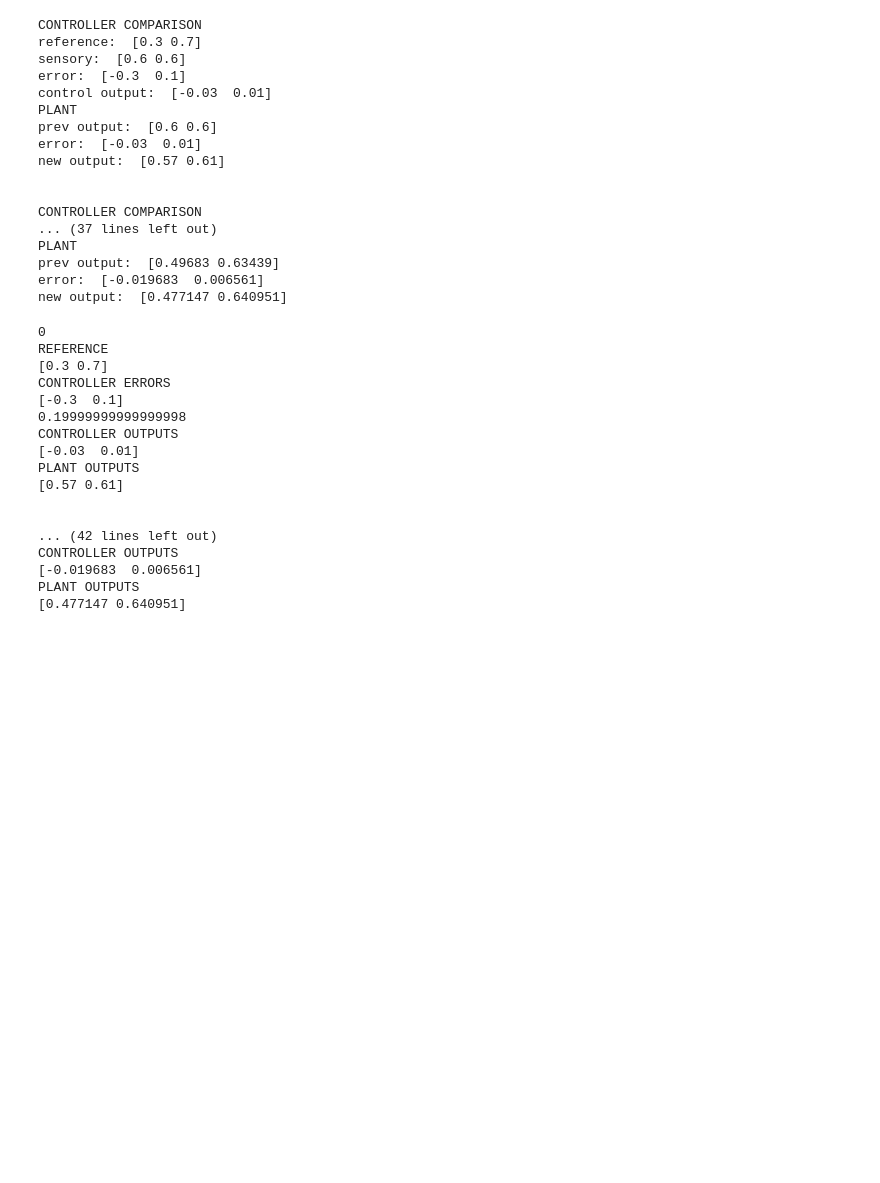
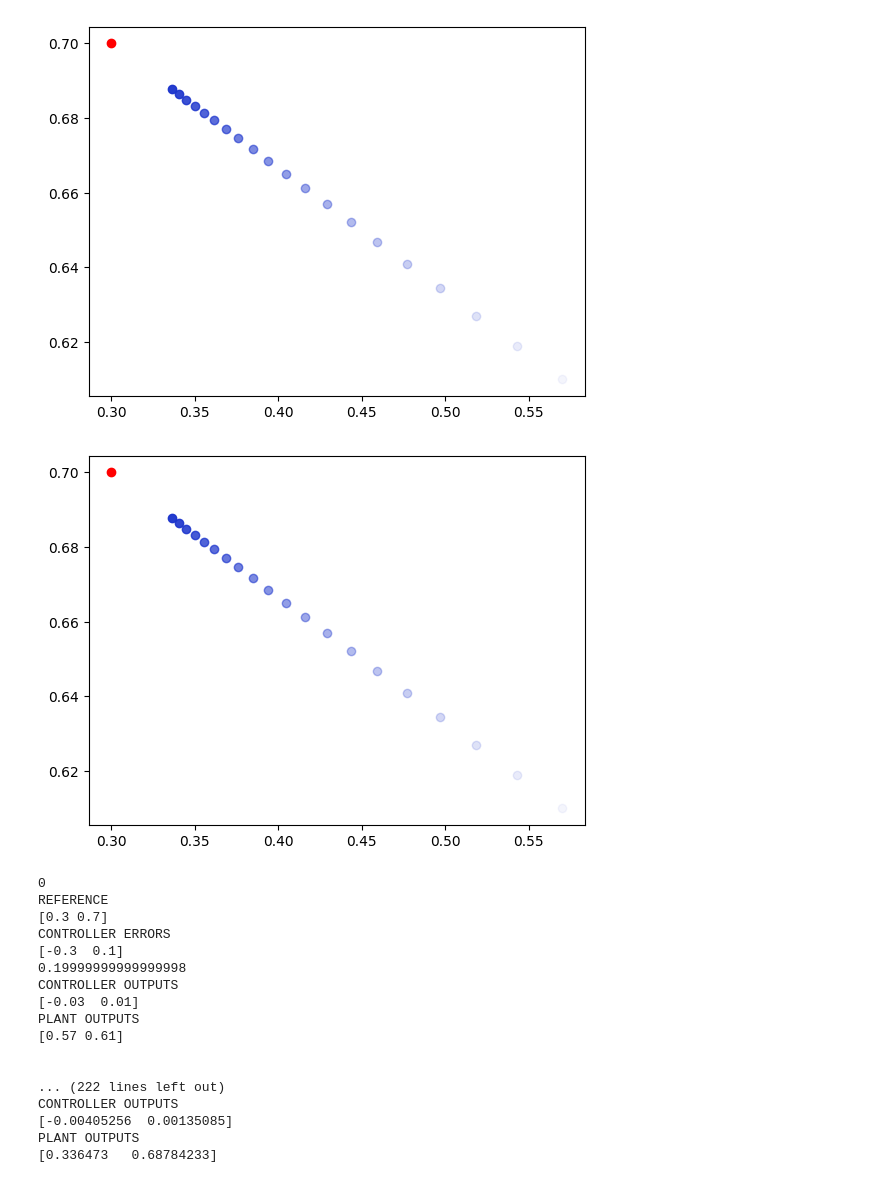
Before and after one commit to jprod/Control, a Jupyter notebook: 2-D_single_agent.ipynb, the cells around one changed output. Drawn from its saved outputs; the diff is of its cells as text; code cells hidden in the pictures; blank space fills up the shorter version.

```diff
--- a/2-D_single_agent.ipynb
+++ b/2-D_single_agent.ipynb
@@ -92,53 +92,38 @@ agent1 = Control_node(sensor=sense, comparator=compare, control_update=control_u
 plant = Control_node(sensor=sense, comparator=plant_compare, control_update=control_update,  controller = plant_control, internal_model=imc, internal_model_update=imc_update, behavioral_model=B2, system_estimate=A2, reference=R2, init_behavior=behav_1)
 # %%
 %matplotlib inline
-trials = 5
+trials = 20
 #time = [n for n in range(trials)]
 color = (0.1,0.2,0.8,0.1)
 behavior1 = np.array([0,0])
 controller_error = []
 agent1_behaviors = []
 plant_outputs = []
 
 state = np.array([0.6,0.6])
 agent1_error = []
 
 pl.scatter(R1[0],R1[1], c='red')
 for t in range(trials):
     b1 = agent1.go(state)
     plant_output = plant.go(b1)
 
     agent1_behaviors.append(agent1.get_output())
     plant_outputs.append(plant.get_output())
     controller_error.append(agent1.get_error())
     agent1_error.append(sum(abs(agent1.get_error())/len(agent1.get_error())))
 
     behavior1 = b1
     state = plant_output
 
     color = [0.1,0.2,0.8, (t+1)/(trials+1)]
     pl.scatter(plant_output[0],plant_output[1],c=tuple(color))
     display.clear_output(wait=True)
     display.display(pl.gcf())
     time.sleep(0.5)
 # %% [output]
-CONTROLLER COMPARISON
-reference:  [0.3 0.7]
-sensory:  [0.6 0.6]
-error:  [-0.3  0.1]
-control output:  [-0.03  0.01]
-PLANT
-prev output:  [0.6 0.6]
-error:  [-0.03  0.01]
-new output:  [0.57 0.61]
-
-
-CONTROLLER COMPARISON
-... (37 lines left out)
-PLANT
-prev output:  [0.49683 0.63439]
-error:  [-0.019683  0.006561]
-new output:  [0.477147 0.640951]
+[figure, added]
+[figure, added]
 # %%
 for t in range(trials):
     print(t)
@@ -165,8 +150,8 @@ PLANT OUTPUTS
 [0.57 0.61]
 
 
-... (42 lines left out)
+... (222 lines left out)
 CONTROLLER OUTPUTS
-[-0.019683  0.006561]
+[-0.00405256  0.00135085]
 PLANT OUTPUTS
-[0.477147 0.640951]
+[0.336473   0.68784233]
```
